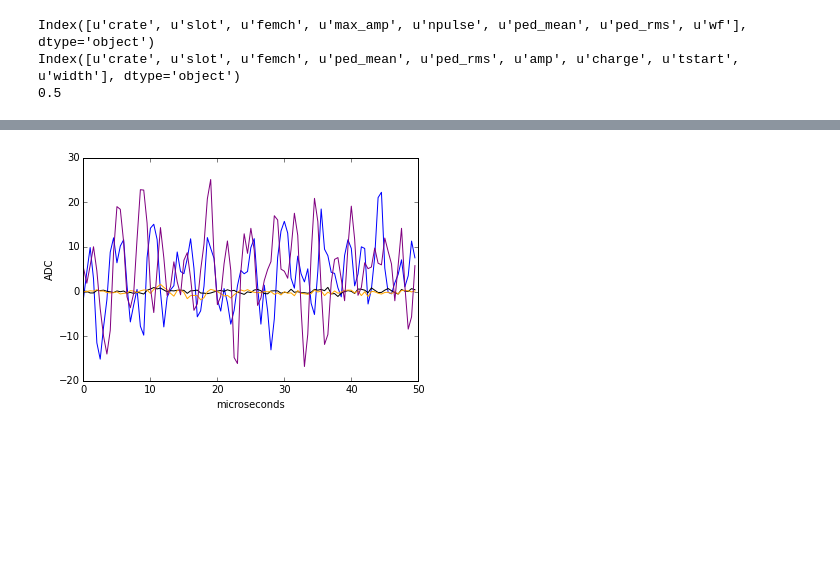
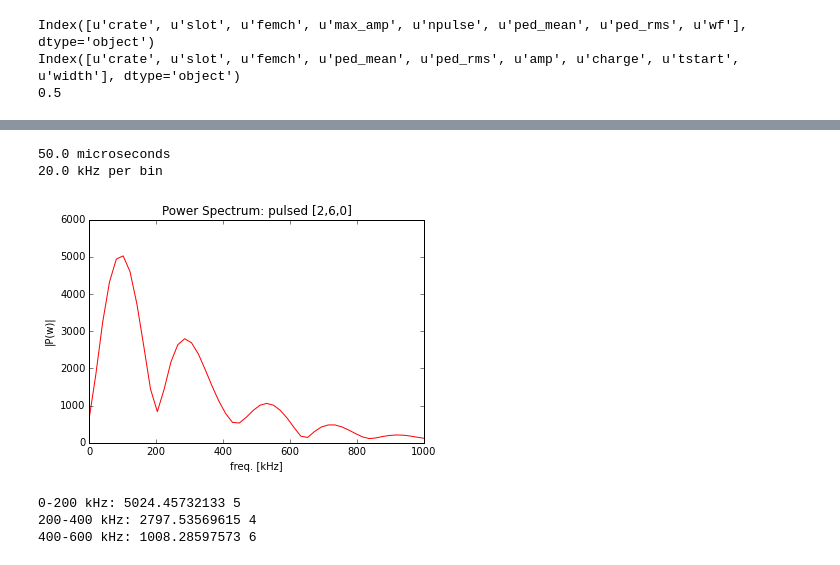
Before and after one commit to twongjirad/showstopper, a Jupyter notebook: scratch_fft.ipynb, the cells around one changed output, grey strips where cells are left out. Cells and saved outputs as stored; diff of their text form; code cells hidden in the pictures; blank space fills up the shorter version.

```diff
--- a/scratch_fft.ipynb
+++ b/scratch_fft.ipynb
@@ -60,14 +87,3 @@ plt.show()
-# %%
-plt.figure()
-for name,arr in arrs.items():
-    if name==sig:
-        continue
-    plt.plot(np.arange(0,tdc*len(arr[:100]), tdc), arr[:100], 'r',color=colors[name])
-plt.xlabel('microseconds')
-plt.ylabel('ADC')
-plt.show()
-# %% [output]
-[figure, removed]
 # %%
 # FFT
 fft_list = {}
@@ -78,3 +94,29 @@ for name,arr in arrs.items():
     xx = np.sqrt(np.real(xff*xffc))
     fft_list[name] = xx
     nhalves[name] = int(len(xx)/2)
+# %%
+f = 1/(2*tdc)/(ntdcs/2) # 2 MHz
+f *= 1.0e3
+print T,'microseconds'
+print f,'kHz per bin'
+plt.figure()
+plt.plot(np.linspace(0,nhalves[sig]*f,nhalves[sig]), fft_list[sig][:int(nhalves[sig])], 'r',color=colors[sig])
+plt.xlabel('freq. [kHz]')
+plt.ylabel('|P(w)|')
+plt.title('Power Spectrum: '+sig)
+plt.show()
+
+fftsig = fft_list[sig]
+print '0-200 kHz:',np.max(fftsig[4:6]),np.argmax(fftsig[:10])
+print '200-400 kHz:',np.max(fftsig[14:16]),np.argmax(fftsig[10:20])
+print '400-600 kHz:',np.max(fftsig[24:26]),np.argmax(fftsig[20:30])
+rmax = np.max(fftsig[4:6])
+gmax = np.max(fftsig[14:16])
+bmax = np.max(fftsig[24:26])
+# %% [output]
+50.0 microseconds
+20.0 kHz per bin
+[figure, added]
+0-200 kHz: 5024.45732133 5
+200-400 kHz: 2797.53569615 4
+400-600 kHz: 1008.28597573 6
```
Also changed, not shown: parts of 9 cells of this notebook, 2 other files.
